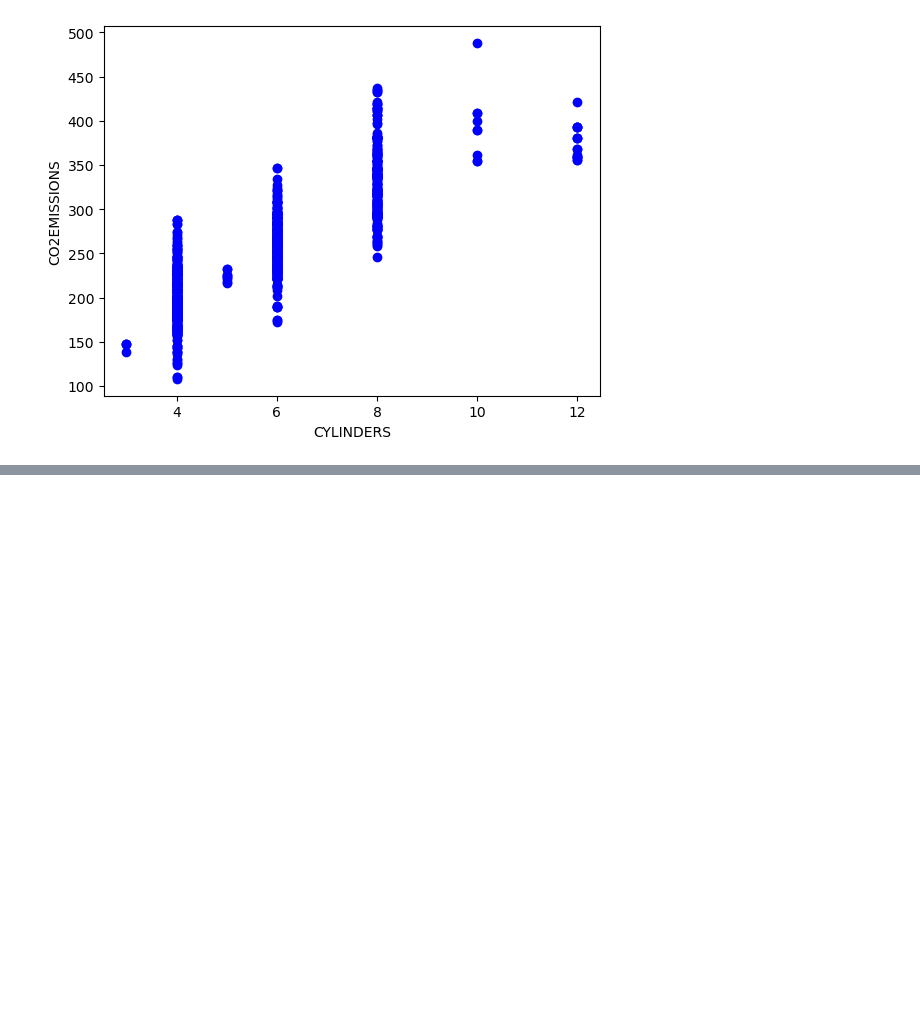
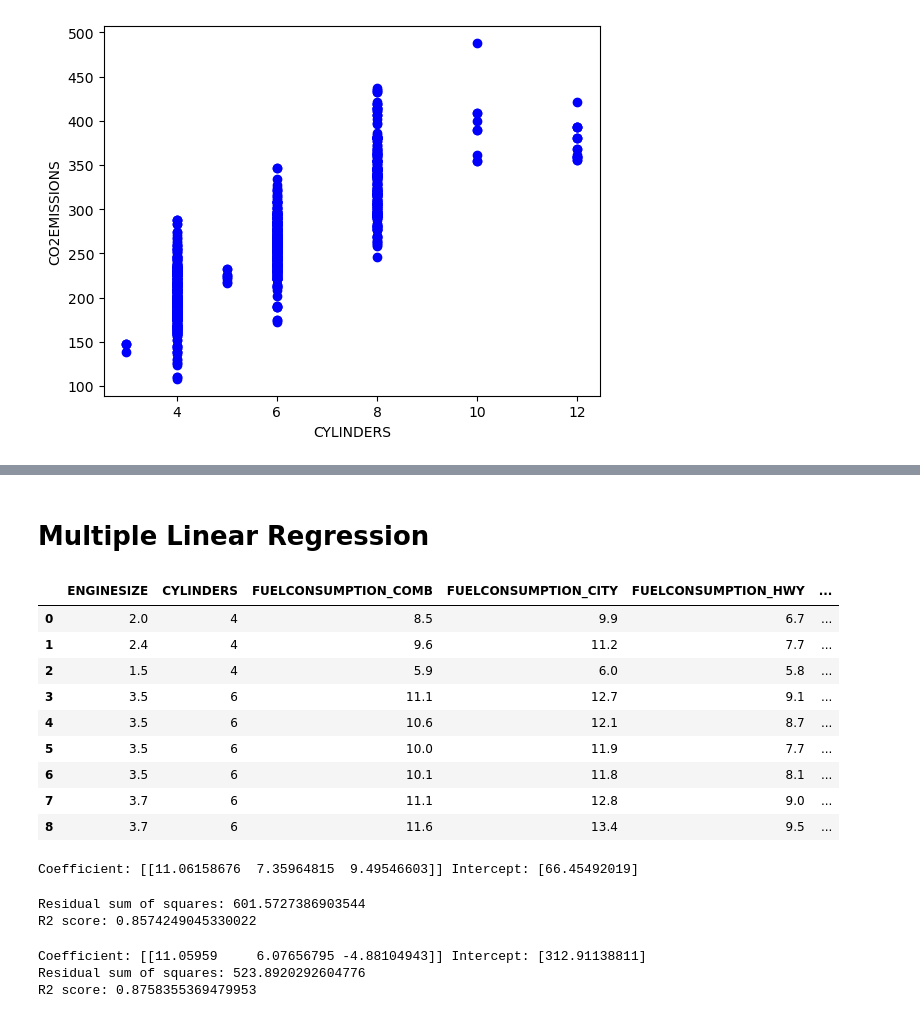
Before and after one commit to Hossein-Haghshenas/ML-Playground, a Jupyter notebook: co2-emission-prediction/emission-prediction.ipynb, the cells around one changed output, grey strips where cells are left out. Saved outputs shown, nothing was run; the diff lists cells and outputs as text; code cells hidden in the pictures; blank space fills up the shorter version.

Commit message:
Implement multiple linear regression method for improving the result of prediction

```diff
--- a/co2-emission-prediction/emission-prediction.ipynb
+++ b/co2-emission-prediction/emission-prediction.ipynb
@@ -175,0 +178,18 @@ For a Machine with engine size 8, the predicted CO2 emission is 435.714995501110
+# %% [markdown]
+# Multiple Linear Regression
+# %%
+cdf = df[["ENGINESIZE", "CYLINDERS", "FUELCONSUMPTION_COMB", "FUELCONSUMPTION_CITY",
+          "FUELCONSUMPTION_HWY", "FUELCONSUMPTION_COMB_MPG", "CO2EMISSIONS"]]
+
+cdf.head(9)
+# %% [output]
+|  | ENGINESIZE | CYLINDERS | FUELCONSUMPTION_COMB | FUELCONSUMPTION_CITY | FUELCONSUMPTION_HWY | ... |
+| 0 | 2.0 | 4 | 8.5 | 9.9 | 6.7 | ... |
+| 1 | 2.4 | 4 | 9.6 | 11.2 | 7.7 | ... |
+| 2 | 1.5 | 4 | 5.9 | 6.0 | 5.8 | ... |
+| 3 | 3.5 | 6 | 11.1 | 12.7 | 9.1 | ... |
+| 4 | 3.5 | 6 | 10.6 | 12.1 | 8.7 | ... |
+| 5 | 3.5 | 6 | 10.0 | 11.9 | 7.7 | ... |
+| 6 | 3.5 | 6 | 10.1 | 11.8 | 8.1 | ... |
+| 7 | 3.7 | 6 | 11.1 | 12.8 | 9.0 | ... |
+| 8 | 3.7 | 6 | 11.6 | 13.4 | 9.5 | ... |
@@ -175,0 +201,51 @@ For a Machine with engine size 8, the predicted CO2 emission is 435.714995501110
+# %%
+# training
+multiple_model = LinearRegression()
+train_x = np.asanyarray(train[["ENGINESIZE", "CYLINDERS", "FUELCONSUMPTION_COMB"]])
+train_y = np.asanyarray(train[["CO2EMISSIONS"]])
+
+multiple_model.fit(train_x, train_y)
+coef = multiple_model.coef_
+intercept = multiple_model.intercept_
+
+print(f"Coefficient: {coef} Intercept: {intercept}")
+# %% [output]
+Coefficient: [[11.06158676  7.35964815  9.49546603]] Intercept: [66.45492019]
+# %%
+# prediction
+test_x = np.asanyarray(test[["ENGINESIZE", "CYLINDERS", "FUELCONSUMPTION_COMB"]])
+test_y = np.asanyarray(test[["CO2EMISSIONS"]])
+pred_y = multiple_model.predict(test_x)
+
+print(f"Residual sum of squares: {np.mean((pred_y - test_y) ** 2)}")
+
+print(f"R2 score: {multiple_model.score(test_x, test_y)}")
+# %% [output]
+Residual sum of squares: 601.5727386903544
+R2 score: 0.8574249045330022
+# %%
+# training
+multiple_model_2 = LinearRegression()
+train_x = np.asanyarray(
+    train[["ENGINESIZE", "CYLINDERS", "FUELCONSUMPTION_COMB_MPG",]])
+train_y = np.asanyarray(train[["CO2EMISSIONS"]])
+
+multiple_model_2.fit(train_x, train_y)
+coef = multiple_model_2.coef_
+intercept = multiple_model_2.intercept_
+
+print(f"Coefficient: {coef} Intercept: {intercept}")
+
+# prediction
+test_x = np.asanyarray(
+    test[["ENGINESIZE", "CYLINDERS", "FUELCONSUMPTION_COMB_MPG",]])
+test_y = np.asanyarray(test[["CO2EMISSIONS"]])
+pred_y = multiple_model_2.predict(test_x)
+
+print(f"Residual sum of squares: {np.mean((pred_y - test_y) ** 2)}")
+
+print(f"R2 score: {multiple_model_2.score(test_x, test_y)}")
+# %% [output]
+Coefficient: [[11.05959     6.07656795 -4.88104943]] Intercept: [312.91138811]
+Residual sum of squares: 523.8920292604776
+R2 score: 0.8758355369479953
```
Also changed, not shown: parts of 9 cells of this notebook.
